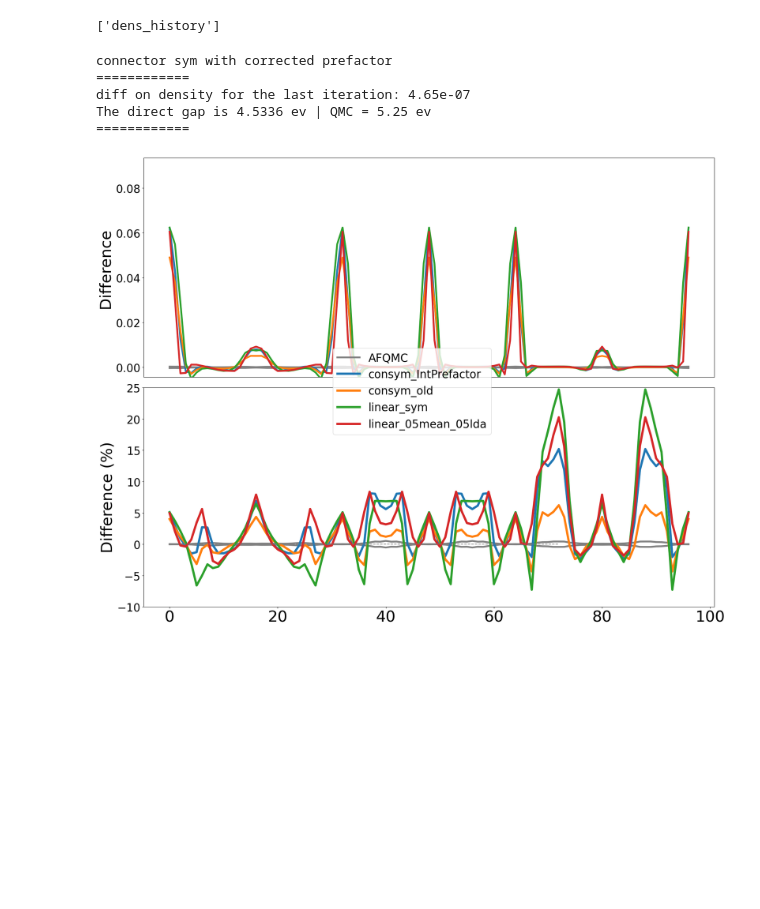
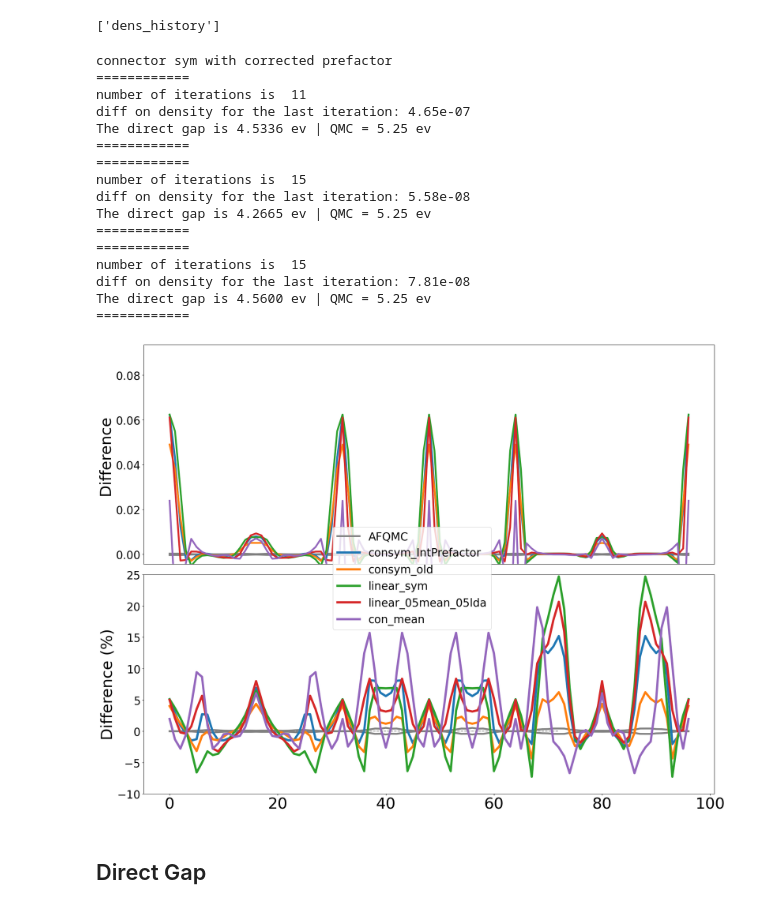
Before and after one commit to aouinaayoub/connector, a Jupyter notebook: fxc_connector.ipynb, the cells around one changed output. Saved outputs shown, nothing was run; the diff lists cells and outputs as text; code cells hidden in the pictures; blank space fills up the shorter version.

```diff
--- a/fxc_connector.ipynb
+++ b/fxc_connector.ipynb
@@ -229,6 +229,8 @@ erbar_nacl=nacl_QMC_prim[:,-1]
 # %%
 def get_data_from_npz_nacl(npz_file, it=-1,skip_band=0):
     hold= np.load(npz_file)
+    num_iter=len(hold["dens_history"])
+
     dens=hold["dens_history"][it]
     vxc=hold["potxc_history"][it]
     if not skip_band:
@@ -237,6 +239,7 @@ def get_data_from_npz_nacl(npz_file, it=-1,skip_band=0):
         direct_gap=(bands[0,8]-bands[0,7]) * 27.211
         gap=np.min( np.abs(bands[:,8]-bands[0,7]) ) * 27.211
         print("============")
+        print("number of iterations is ", num_iter)
         print("diff on density for the last iteration: {:.2e}".format(residu[it]))
         print("The direct gap is {:.4f} ev | QMC = 5.25 ev".format(direct_gap))
         #print("The gap is {:.4f} for this k-grid ev| QMC = 0.82 ev".format(gap))
@@ -291,25 +295,42 @@ np.load("dens_history_LinSym_nacl.npz").files
 # %%
 print("connector sym with corrected prefactor")
 dens_con1,vxc_con1,_,_,_,_= get_data_from_npz_nacl("nacl_IntPrefactorcon_consym.npz")
 dens_con2,vxc_con2= get_data_from_npz_nacl("nacl_con05ncnr.npz", skip_band=1)
 dens_con3= np.load("dens_history_LinSym_nacl.npz")["dens_history"][-1]
-dens_con4,vxc_con4= get_data_from_npz_nacl("nacl_linear_meanlda.npz", skip_band=1)
+dens_con4,vxc_con4,_,_,_,_= get_data_from_npz_nacl("nacl_linear_meanlda.npz", skip_band=0)
+dens_con5,vxc_con5,_,_,_,_= get_data_from_npz_nacl("nacl_con_mean.npz", skip_band=0)
 
 
 diff_con1= get_dens_inSD_nacl(dens_con1-newdens_QMC_nacl)
 #diff_consym_old=get_dens_inSD(dens_con2-newdens_QMC)
 diff_con2= get_dens_inSD_nacl(dens_con2)-get_dens_inSD_nacl(newdens_QMC_nacl)
 diff_con3= get_dens_inSD_nacl(dens_con3)-get_dens_inSD_nacl(newdens_QMC_nacl)
 diff_con4= get_dens_inSD_nacl(dens_con4)-get_dens_inSD_nacl(newdens_QMC_nacl)
+diff_con5= get_dens_inSD_nacl(dens_con5)-get_dens_inSD_nacl(newdens_QMC_nacl)
 
 
-diff_approx= [diff_con1, diff_con2,diff_con3, diff_con4]
-plot_diff_func(get_dens_inSD_nacl(newdens_QMC_nacl), diff_approx, ["consym_IntPrefactor","consym_old","linear_sym", "linear_05mean_05lda"],erbar_nacl, mat="nacl",
+diff_approx= [diff_con1, diff_con2,diff_con3, diff_con4,diff_con5]
+plot_diff_func(get_dens_inSD_nacl(newdens_QMC_nacl), diff_approx, ["consym_IntPrefactor","consym_old"
+                        ,"linear_sym", "linear_05mean_05lda","con_mean"]
+               ,erbar_nacl, mat="nacl",
               ymin=-10, ymax=25)
 # %% [output]
 connector sym with corrected prefactor
 ============
+number of iterations is  11
 diff on density for the last iteration: 4.65e-07
 The direct gap is 4.5336 ev | QMC = 5.25 ev
 ============
+============
+number of iterations is  15
+diff on density for the last iteration: 5.58e-08
+The direct gap is 4.2665 ev | QMC = 5.25 ev
+============
+============
+number of iterations is  15
+diff on density for the last iteration: 7.81e-08
+The direct gap is 4.5600 ev | QMC = 5.25 ev
+============
-[figure, old version]
+[figure, new version]
+# %% [markdown]
+## Direct Gap
```
Also changed, not shown: parts of 3 cells of this notebook.
